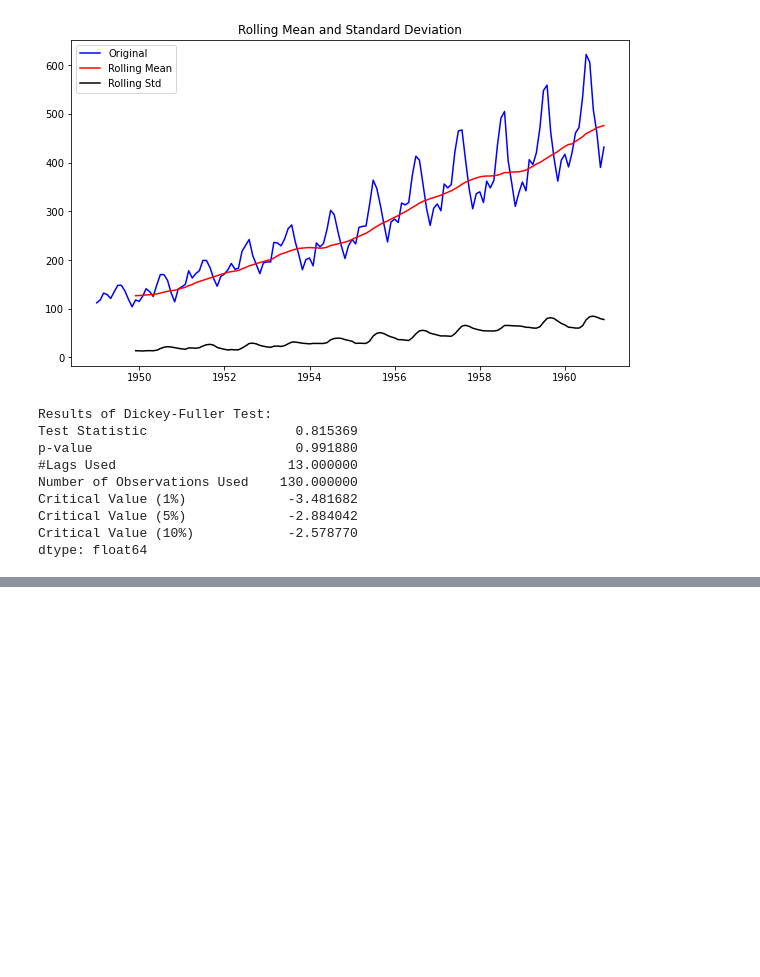
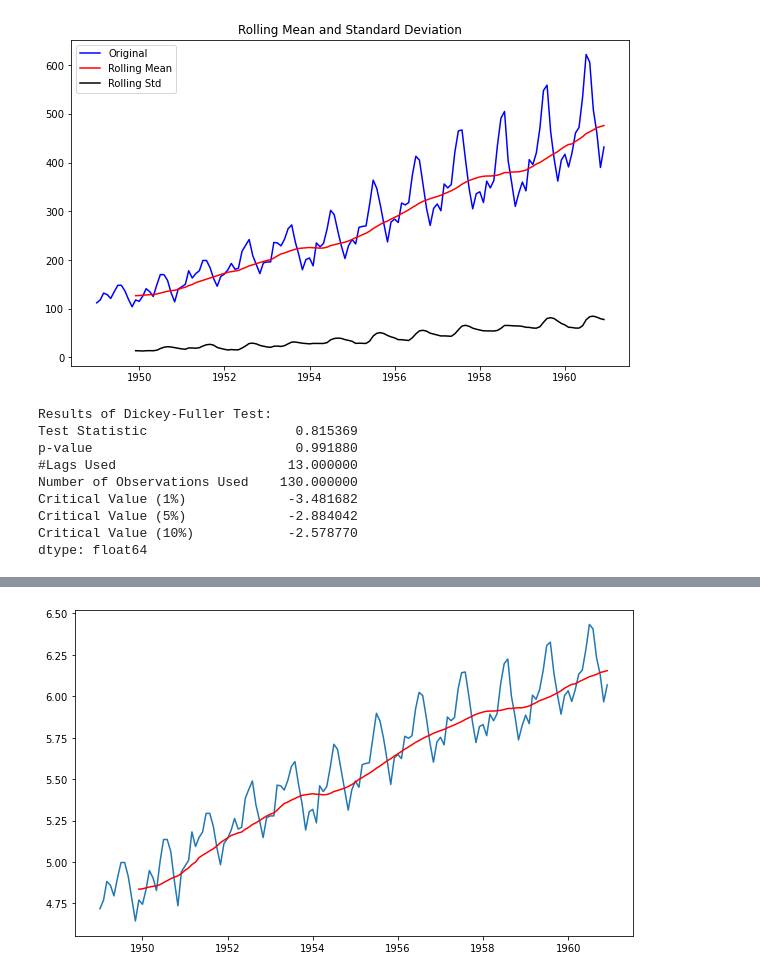
Before and after one commit to Rhuck1/Bitcoin-Price-Analysis, a Jupyter notebook: time_series_analysis.ipynb, the cells around one changed output, grey strips where cells are left out. Drawn from its saved outputs; the diff is of its cells as text; code cells hidden in the pictures; blank space fills up the shorter version.

```diff
--- a/time_series_analysis.ipynb
+++ b/time_series_analysis.ipynb
@@ -116,0 +135,10 @@ dtype: float64
+# %%
+movingAverage = indexedDataset_logScale.rolling(window=12).mean()
+movingSTD = indexedDataset_logScale.rolling(window=12).std()
+plt.plot(indexedDataset_logScale)
+plt.plot(movingAverage, color='red');
+#plt.plot(movingSTD, color='green');
+
+# Mean is not stationary, upward trend with respect to time
+# %% [output]
+[figure, added]
```
Also changed, not shown: parts of 13 cells of this notebook.
